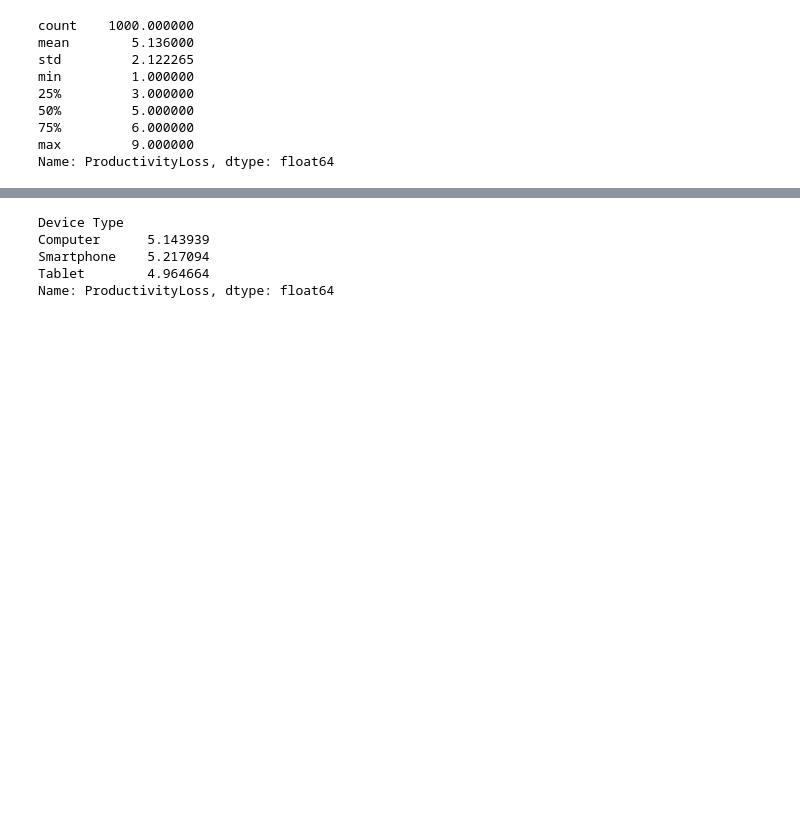
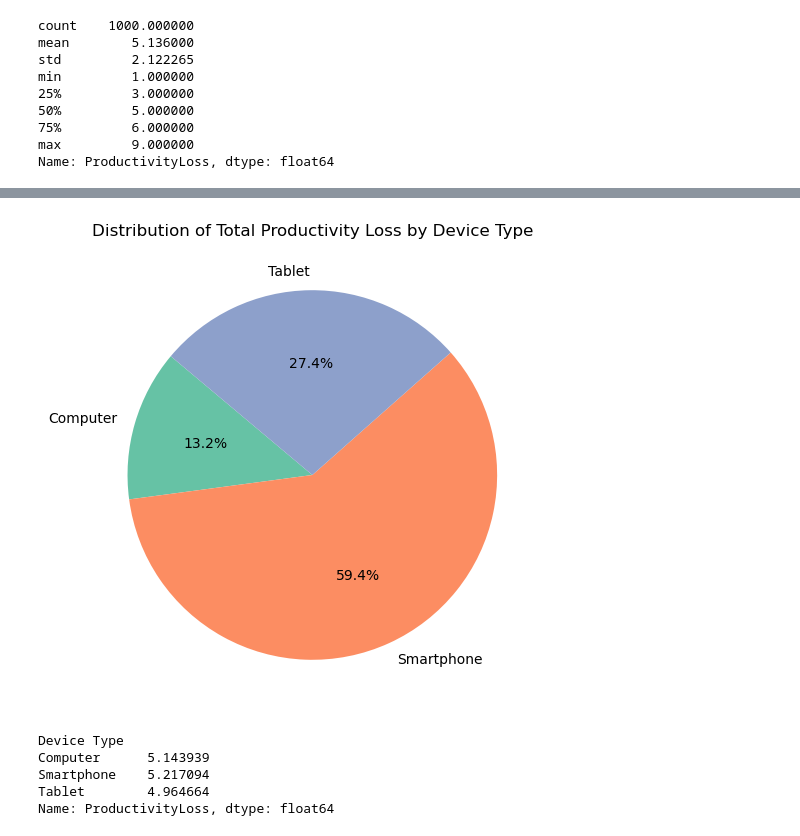
Before and after one commit to wrighang/project_01_team_11, a Jupyter notebook: daenaw.ipynb, the cells around one changed output, grey strips where cells are left out. Drawn from its saved outputs; the diff is of its cells as text; code cells hidden in the pictures; blank space fills up the shorter version.

```diff
--- a/daenaw.ipynb
+++ b/daenaw.ipynb
@@ -89,3 +90,14 @@ Name: Device Type, Length: 1000, dtype: object>
+# %%
+# Calculate the total productivity loss by device type
+device_productivity_sum = darkside_df.groupby('Device Type')['ProductivityLoss'].sum()
+
+# Plot the pie chart
+plt.figure(figsize=(8, 6))
+plt.pie(device_productivity_sum, labels=device_productivity_sum.index, autopct='%1.1f%%', startangle=140, colors=['#66c2a5', '#fc8d62', '#8da0cb'])
+plt.title('Distribution of Total Productivity Loss by Device Type')
+plt.show()
+# %% [output]
+[figure, added]
 # %%
 #Group by Device Type Measurements
 device_productivity_avg = darkside_df.groupby('Device Type')['ProductivityLoss'].mean()
```
Also changed, not shown: parts of 8 cells of this notebook.
